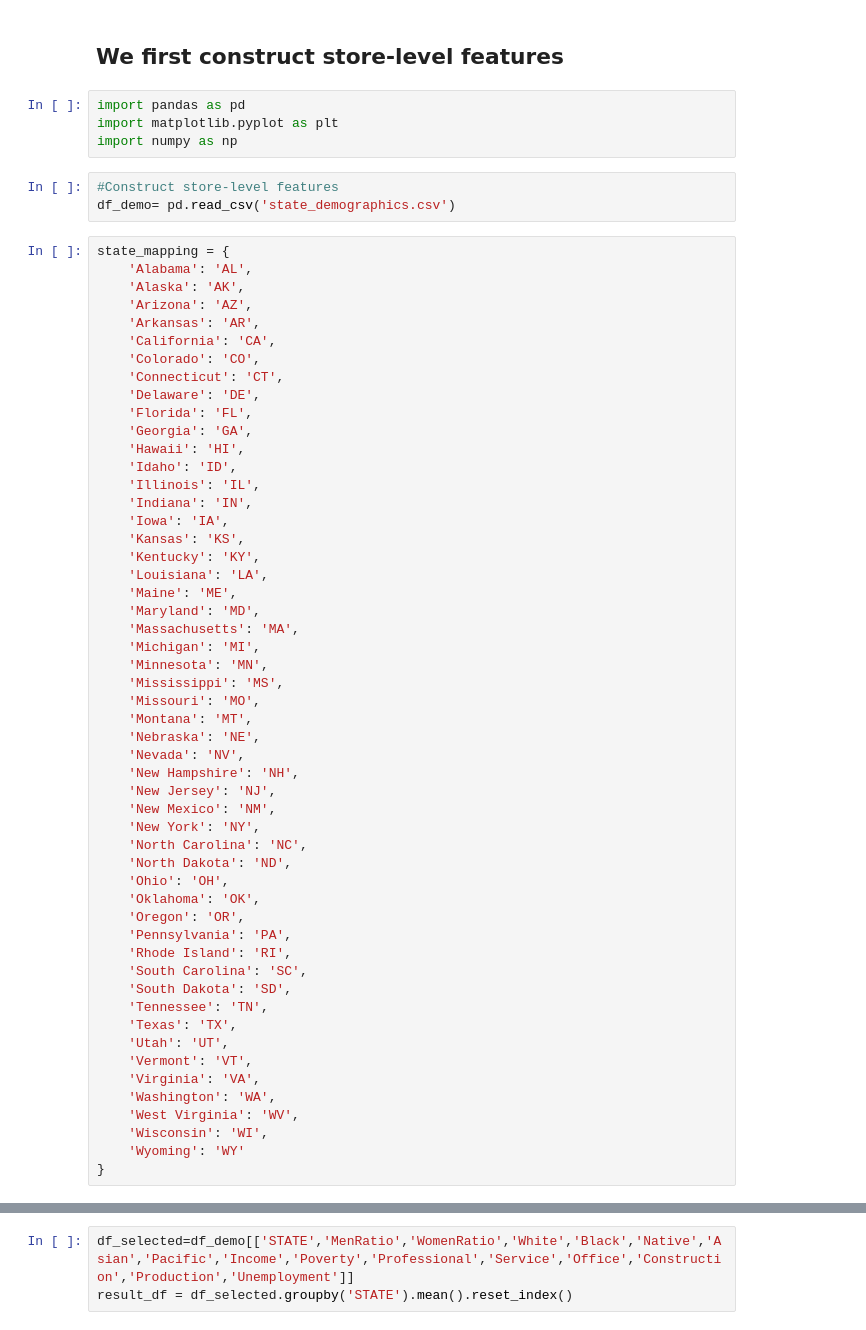
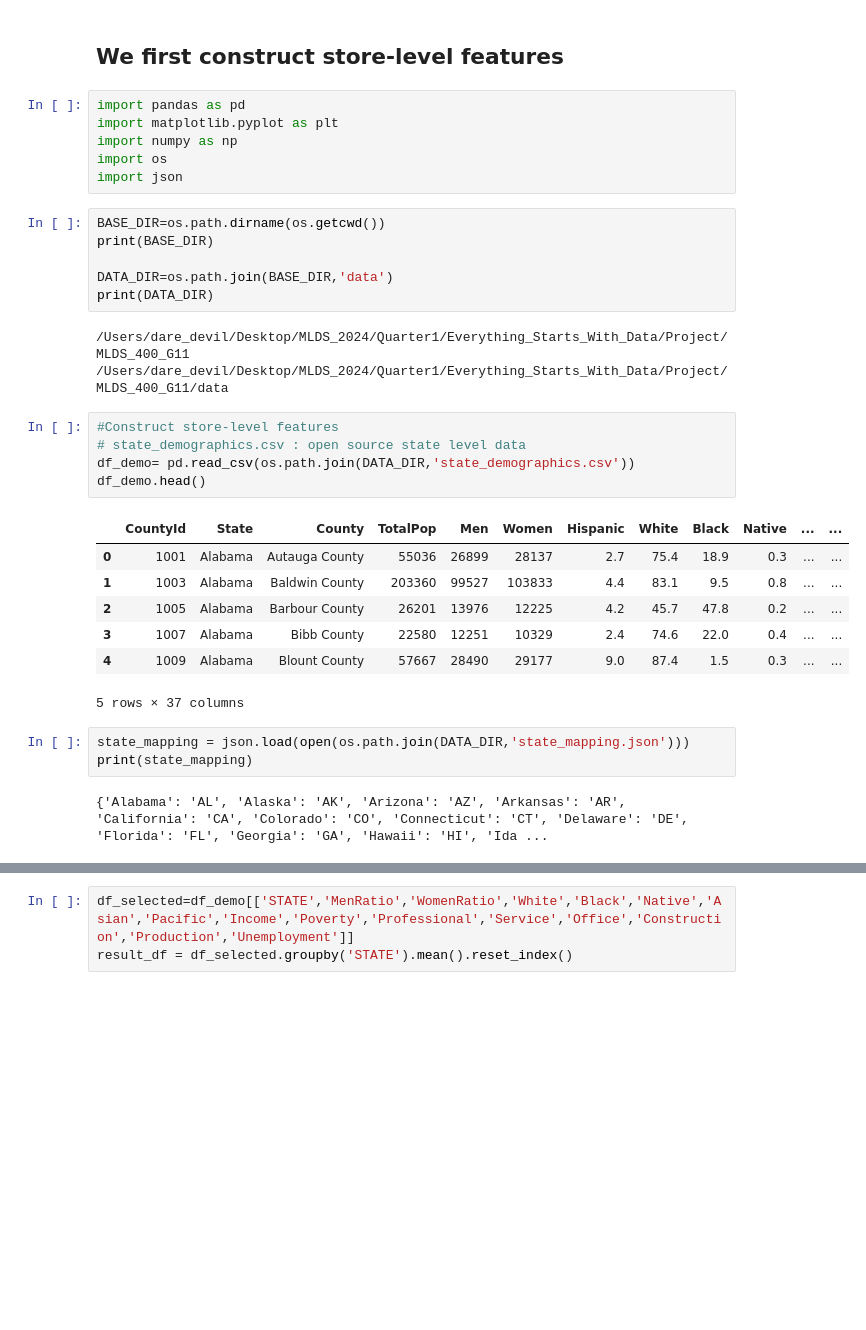
Before and after one commit to ayush9818/Dilliards-Inventory-Management, a Jupyter notebook: code/FeatureEngineering_Notebook.ipynb, the cells around one changed output, grey strips where cells are left out. Drawn from its saved outputs; the diff is of its cells as text; blank space fills up the shorter version.

Commit message:
added state_mapping dict

```diff
--- a/code/FeatureEngineering_Notebook.ipynb
+++ b/code/FeatureEngineering_Notebook.ipynb
@@ -4,61 +4,34 @@
 import pandas as pd
 import matplotlib.pyplot as plt
 import numpy as np
+import os
+import json
+# %%
+BASE_DIR=os.path.dirname(os.getcwd())
+print(BASE_DIR)
+
+DATA_DIR=os.path.join(BASE_DIR,'data')
+print(DATA_DIR)
+# %% [output]
+/Users/dare_devil/Desktop/MLDS_2024/Quarter1/Everything_Starts_With_Data/Project/MLDS_400_G11
+/Users/dare_devil/Desktop/MLDS_2024/Quarter1/Everything_Starts_With_Data/Project/MLDS_400_G11/data
 # %%
 #Construct store-level features
-df_demo= pd.read_csv('state_demographics.csv')
+# state_demographics.csv : open source state level data
+df_demo= pd.read_csv(os.path.join(DATA_DIR,'state_demographics.csv'))
+df_demo.head()
+# %% [output]
+|  | CountyId | State | County | TotalPop | Men | Women | Hispanic | White | Black | Native | ... | ... |
+| 0 | 1001 | Alabama | Autauga County | 55036 | 26899 | 28137 | 2.7 | 75.4 | 18.9 | 0.3 | ... | ... |
+| 1 | 1003 | Alabama | Baldwin County | 203360 | 99527 | 103833 | 4.4 | 83.1 | 9.5 | 0.8 | ... | ... |
+| 2 | 1005 | Alabama | Barbour County | 26201 | 13976 | 12225 | 4.2 | 45.7 | 47.8 | 0.2 | ... | ... |
+| 3 | 1007 | Alabama | Bibb County | 22580 | 12251 | 10329 | 2.4 | 74.6 | 22.0 | 0.4 | ... | ... |
+| 4 | 1009 | Alabama | Blount County | 57667 | 28490 | 29177 | 9.0 | 87.4 | 1.5 | 0.3 | ... | ... |
+5 rows × 37 columns
 # %%
-state_mapping = {
-    'Alabama': 'AL',
-    'Alaska': 'AK',
-    'Arizona': 'AZ',
-    'Arkansas': 'AR',
-    'California': 'CA',
-    'Colorado': 'CO',
-    'Connecticut': 'CT',
-    'Delaware': 'DE',
-    'Florida': 'FL',
-    'Georgia': 'GA',
-    'Hawaii': 'HI',
-    'Idaho': 'ID',
-    'Illinois': 'IL',
-    'Indiana': 'IN',
-    'Iowa': 'IA',
-    'Kansas': 'KS',
-    'Kentucky': 'KY',
-    'Louisiana': 'LA',
-    'Maine': 'ME',
-    'Maryland': 'MD',
-    'Massachusetts': 'MA',
-    'Michigan': 'MI',
-    'Minnesota': 'MN',
-    'Mississippi': 'MS',
-    'Missouri': 'MO',
-    'Montana': 'MT',
-    'Nebraska': 'NE',
-    'Nevada': 'NV',
-    'New Hampshire': 'NH',
-    'New Jersey': 'NJ',
-    'New Mexico': 'NM',
-    'New York': 'NY',
-    'North Carolina': 'NC',
-    'North Dakota': 'ND',
-    'Ohio': 'OH',
-    'Oklahoma': 'OK',
-    'Oregon': 'OR',
-    'Pennsylvania': 'PA',
-    'Rhode Island': 'RI',
-    'South Carolina': 'SC',
-    'South Dakota': 'SD',
-    'Tennessee': 'TN',
-    'Texas': 'TX',
-    'Utah': 'UT',
-    'Vermont': 'VT',
-    'Virginia': 'VA',
-    'Washington': 'WA',
-    'West Virginia': 'WV',
-    'Wisconsin': 'WI',
-    'Wyoming': 'WY'
-}
+state_mapping = json.load(open(os.path.join(DATA_DIR,'state_mapping.json')))
+print(state_mapping)
+# %% [output]
+{'Alabama': 'AL', 'Alaska': 'AK', 'Arizona': 'AZ', 'Arkansas': 'AR', 'California': 'CA', 'Colorado': 'CO', 'Connecticut': 'CT', 'Delaware': 'DE', 'Florida': 'FL', 'Georgia': 'GA', 'Hawaii': 'HI', 'Ida ...
 # %%
 df_demo['STATE'] = df_demo['State'].map(state_mapping)
```
Also changed, not shown: parts of 2 cells of this notebook, 1 other file.
